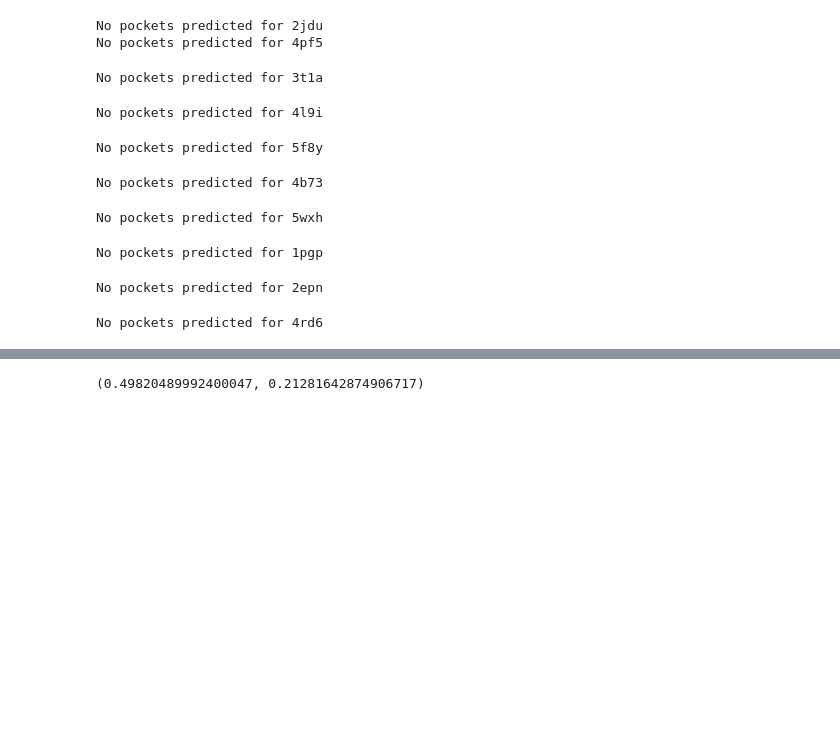
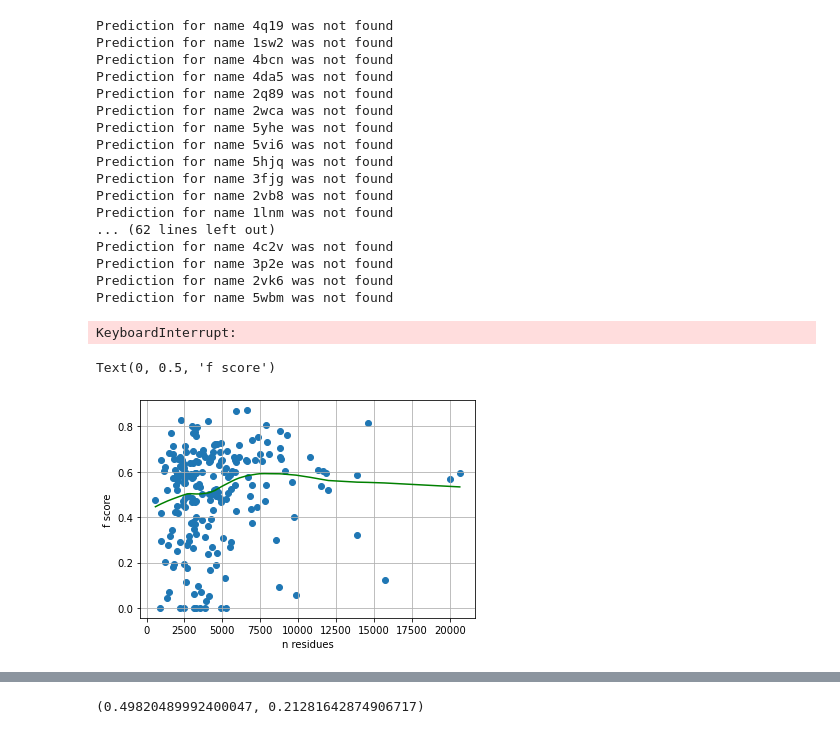
Before and after one commit to lrnz-vtl/3dunet-cavity, a Jupyter notebook: notebooks/compareKala.ipynb, the cells around one changed output, grey strips where cells are left out. Drawn from its saved outputs; the diff is of its cells as text; code cells hidden in the pictures; blank space fills up the shorter version.

Commit message:
fixed bug in prediction

```diff
--- a/notebooks/compareKala.ipynb
+++ b/notebooks/compareKala.ipynb
@@ -38,14 +39,16 @@ def yieldData(predbase, testData):
         pocket = prody.parsePDB(pocketfname)
         structure = prody.parsePDB(pdbfname)
 
+        size = len(structure)
+
         try:
             pred = prody.parsePDB(predfname)
-            yield name, (structure, pred, pocket)
+            yield name, (structure, pred, pocket), size
 
         except OSError:
             if os.path.exists(predfname+'.empty'):
-                print(f'No pockets predicted for {name}')
-                yield name, (structure, None, pocket)
+                print(f'No pockets predicted for {name}, {predbase}')
+                yield name, (structure, None, pocket), size
             else:
                 print(f'Prediction for name {name} was not found')
 
@@ -93,8 +96,8 @@ def scoresFromGen(gen):
     names = []
     mcc_scores = []
     f_scores = []
-    for name, (structure, pred, pocket) in gen:
-        yield name, (calcMetric(pred, pocket, structure, f1_score), calcMetric(pred, pocket, structure, mcc))
+    for (name, (structure, pred, pocket), size) in gen:
+        yield name, (calcMetric(pred, pocket, structure, f1_score), calcMetric(pred, pocket, structure, mcc)), size
 # %%
 testData = f'/home/lorenzo/3dunet-cavity/procData_210821'
 
@@ -106,13 +109,37 @@ predbaseKala = '/home/lorenzo/kalasanty/predictions_210821'
 resOurs = list(scoresFromGen(yieldData(predbase, testData)))
 resTheirs = list(scoresFromGen(yieldData(predbaseKala, testData)))
 # %% [output]
-No pockets predicted for 2jdu
-No pockets predicted for 4pf5
+Prediction for name 4q19 was not found
+Prediction for name 1sw2 was not found
+Prediction for name 4bcn was not found
+Prediction for name 4da5 was not found
+Prediction for name 2q89 was not found
+Prediction for name 2wca was not found
+Prediction for name 5yhe was not found
+Prediction for name 5vi6 was not found
+Prediction for name 5hjq was not found
+Prediction for name 3fjg was not found
+Prediction for name 2vb8 was not found
+Prediction for name 1lnm was not found
+... (62 lines left out)
+Prediction for name 4c2v was not found
+Prediction for name 3p2e was not found
+Prediction for name 2vk6 was not found
+Prediction for name 5wbm was not found
-No pockets predicted for 3t1a
+KeyboardInterrupt:
-No pockets predicted for 4l9i
-No pockets predicted for 5f8y
-No pockets predicted for 4b73
-No pockets predicted for 5wxh
-No pockets predicted for 1pgp
-No pockets predicted for 2epn
-No pockets predicted for 4rd6
+# %%
+# Our F scores
+
+codes = [code for code,_,_ in resOurs]
+sizes = [size for _,_,size in resOurs]
+scores = [score for _,(score,_),_ in resOurs]
+# %%
+ys = lowess(scores, sizes)
+plt.scatter(sizes,scores)
+plt.plot(ys[:,0],ys[:,1], c='g')
+plt.grid(b=1)
+plt.xlabel('n residues')
+plt.ylabel('f score')
+# %% [output]
+Text(0, 0.5, 'f score')
+[figure, added]
```
Also changed, not shown: parts of 7 cells of this notebook, 5 other files.
